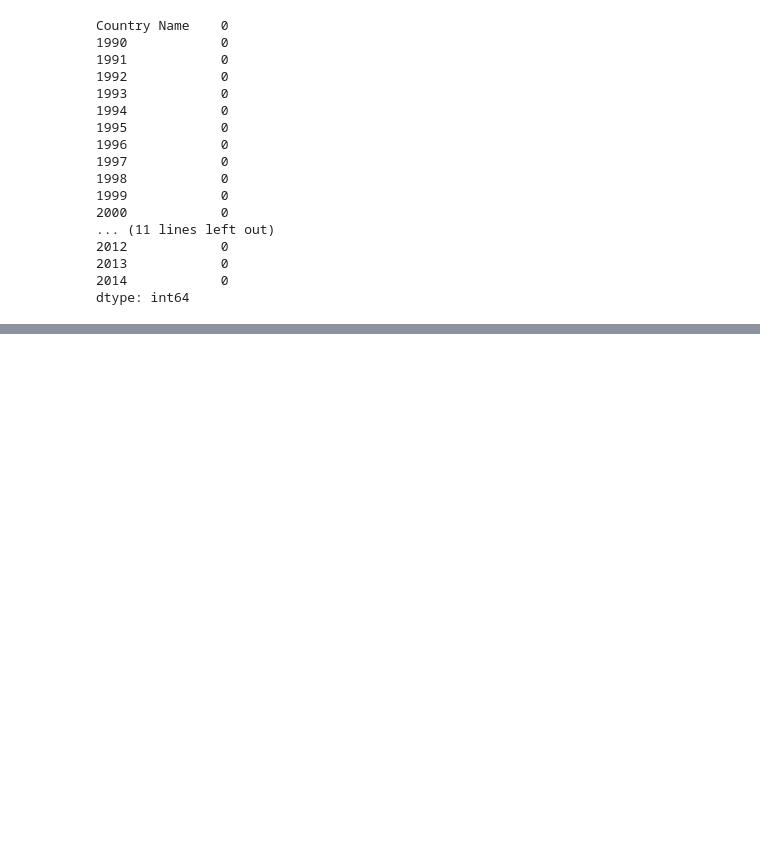
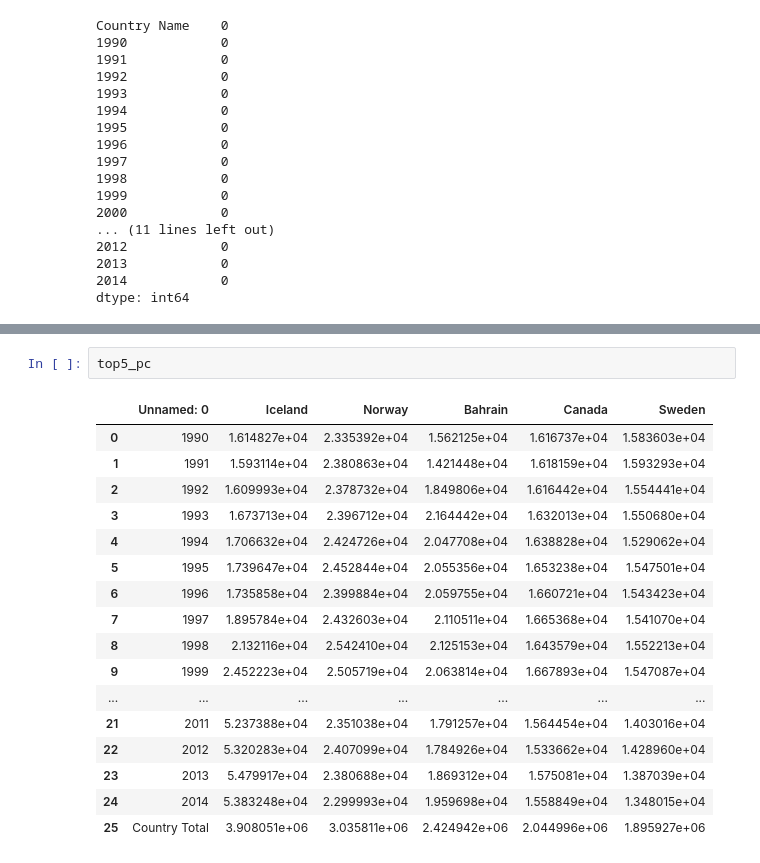
Before and after one commit to iamYole/ADS_Assignment_2, a Jupyter notebook: Population Growth VS Energy Consumption.ipynb, the cells around one changed output, grey strips where cells are left out. Drawn from its saved outputs; the diff is of its cells as text; blank space fills up the shorter version.

```diff
--- a/Population Growth VS Energy Consumption.ipynb
+++ b/Population Growth VS Energy Consumption.ipynb
@@ -221,0 +312,20 @@ dtype: int64
+# %%
+top5_pc
+# %% [output]
+|  | Unnamed: 0 | Iceland | Norway | Bahrain | Canada | Sweden |
+| 0 | 1990 | 1.614827e+04 | 2.335392e+04 | 1.562125e+04 | 1.616737e+04 | 1.583603e+04 |
+| 1 | 1991 | 1.593114e+04 | 2.380863e+04 | 1.421448e+04 | 1.618159e+04 | 1.593293e+04 |
+| 2 | 1992 | 1.609993e+04 | 2.378732e+04 | 1.849806e+04 | 1.616442e+04 | 1.554441e+04 |
+| 3 | 1993 | 1.673713e+04 | 2.396712e+04 | 2.164442e+04 | 1.632013e+04 | 1.550680e+04 |
+| 4 | 1994 | 1.706632e+04 | 2.424726e+04 | 2.047708e+04 | 1.638828e+04 | 1.529062e+04 |
+| 5 | 1995 | 1.739647e+04 | 2.452844e+04 | 2.055356e+04 | 1.653238e+04 | 1.547501e+04 |
+| 6 | 1996 | 1.735858e+04 | 2.399884e+04 | 2.059755e+04 | 1.660721e+04 | 1.543423e+04 |
+| 7 | 1997 | 1.895784e+04 | 2.432603e+04 | 2.110511e+04 | 1.665368e+04 | 1.541070e+04 |
+| 8 | 1998 | 2.132116e+04 | 2.542410e+04 | 2.125153e+04 | 1.643579e+04 | 1.552213e+04 |
+| 9 | 1999 | 2.452223e+04 | 2.505719e+04 | 2.063814e+04 | 1.667893e+04 | 1.547087e+04 |
+| ... | ... | ... | ... | ... | ... | ... |
+| 21 | 2011 | 5.237388e+04 | 2.351038e+04 | 1.791257e+04 | 1.564454e+04 | 1.403016e+04 |
+| 22 | 2012 | 5.320283e+04 | 2.407099e+04 | 1.784926e+04 | 1.533662e+04 | 1.428960e+04 |
+| 23 | 2013 | 5.479917e+04 | 2.380688e+04 | 1.869312e+04 | 1.575081e+04 | 1.387039e+04 |
+| 24 | 2014 | 5.383248e+04 | 2.299993e+04 | 1.959698e+04 | 1.558849e+04 | 1.348015e+04 |
+| 25 | Country Total | 3.908051e+06 | 3.035811e+06 | 2.424942e+06 | 2.044996e+06 | 1.895927e+06 |
```
Also changed, not shown: parts of 11 cells of this notebook, 4 other files.
